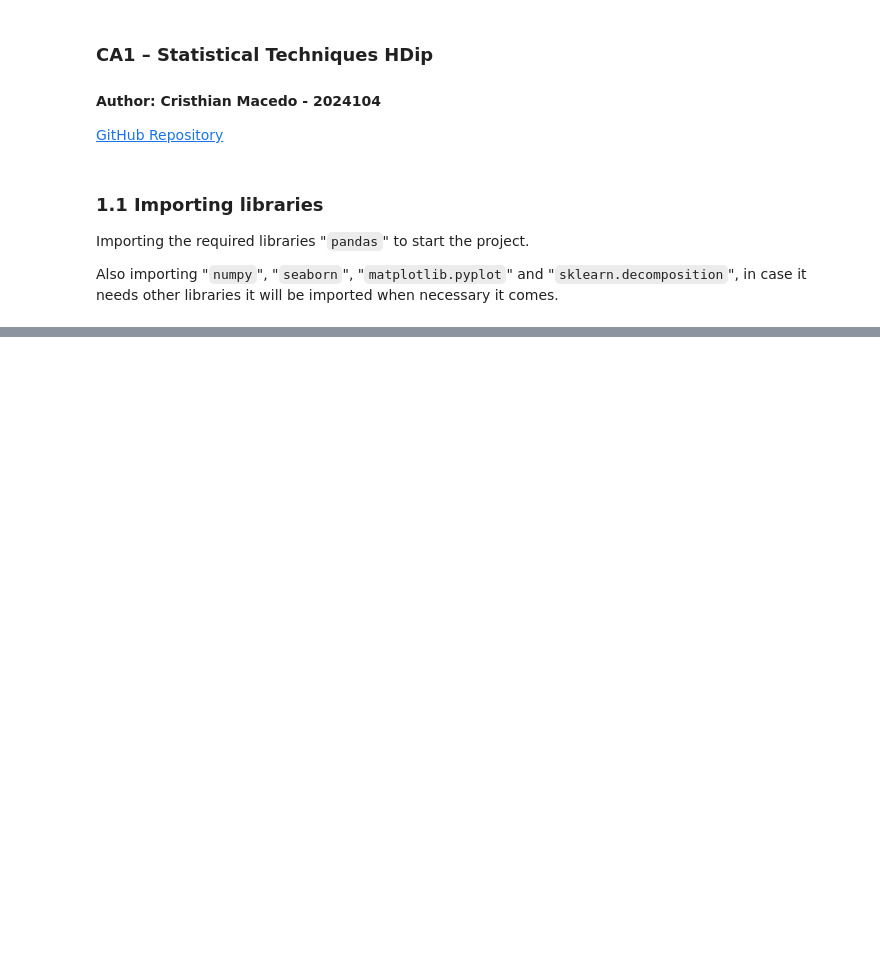
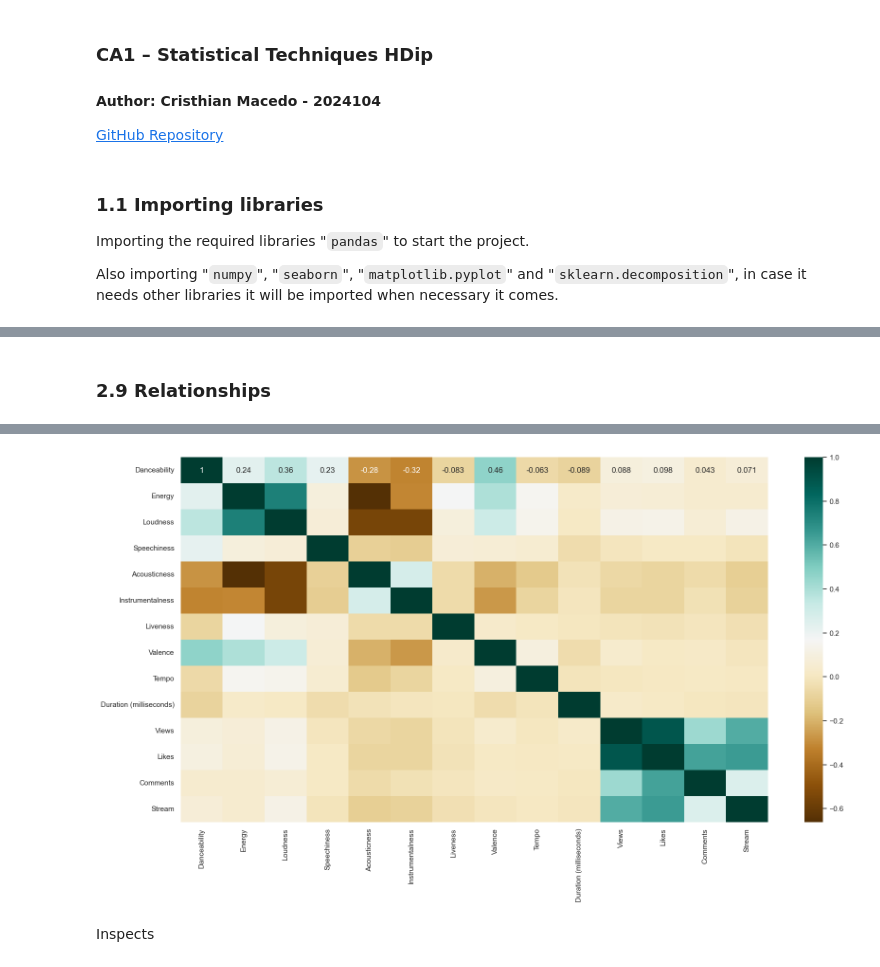
Before and after one commit to CristhianMacedo2024104/Statistical-Techniques, a Jupyter notebook: CristhianMacedo_StatisticalTecHDip_CA1.ipynb, the cells around one changed output, grey strips where cells are left out. Saved outputs shown, nothing was run; the diff lists cells and outputs as text; code cells hidden in the pictures; blank space fills up the shorter version.

```diff
--- a/CristhianMacedo_StatisticalTecHDip_CA1.ipynb
+++ b/CristhianMacedo_StatisticalTecHDip_CA1.ipynb
@@ -32,0 +343,11 @@ This command was important and necessary to get the first impression of it, retu
+# %% [markdown]
+### 2.9 Relationships
+# %%
+df_numeric = df.select_dtypes(include = ['number'])
+
+plt.figure(figsize = (20, 10))
+correlation_matrix = df_numeric.corr()
+
+sns.heatmap(correlation_matrix, cmap = "BrBG", annot = True)
+correlation_matrix
+# %% [output]
@@ -32,0 +369,3 @@ This command was important and necessary to get the first impression of it, retu
+[figure, added]
+# %% [markdown]
+Inspects
```
Also changed, not shown: parts of 72 cells of this notebook, 2 other files.
